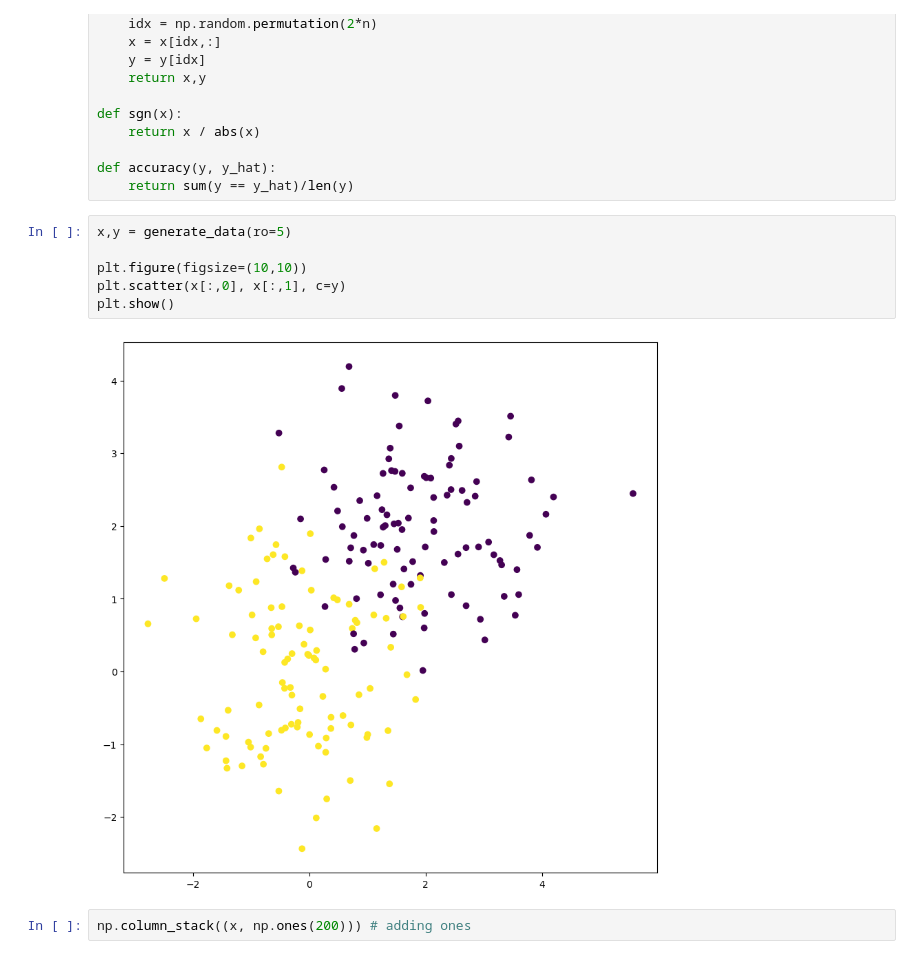
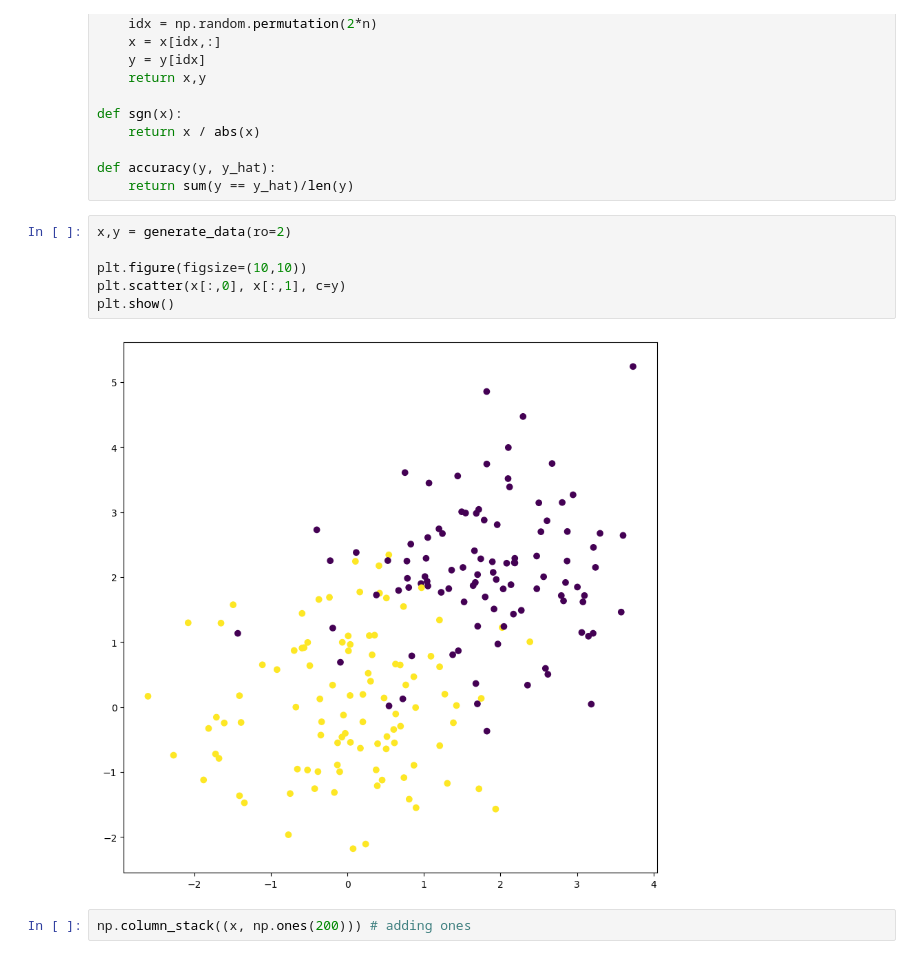
Before and after one commit to jakfol1217/Optimalization_project, a Jupyter notebook: testing.ipynb, the cells around one changed output. Drawn from its saved outputs; the diff is of its cells as text.

```diff
--- a/testing.ipynb
+++ b/testing.ipynb
@@ -21,13 +21,13 @@ def sgn(x):
 def accuracy(y, y_hat):
     return sum(y == y_hat)/len(y)
 # %%
-x,y = generate_data(ro=5)
+x,y = generate_data(ro=2)
 
 plt.figure(figsize=(10,10))
 plt.scatter(x[:,0], x[:,1], c=y)
 plt.show()
 # %% [output]
-[figure, old version]
+[figure, new version]
 # %%
 np.column_stack((x, np.ones(200))) # adding ones
 # %% [output]
```
Also changed, not shown: parts of 3 cells of this notebook.
